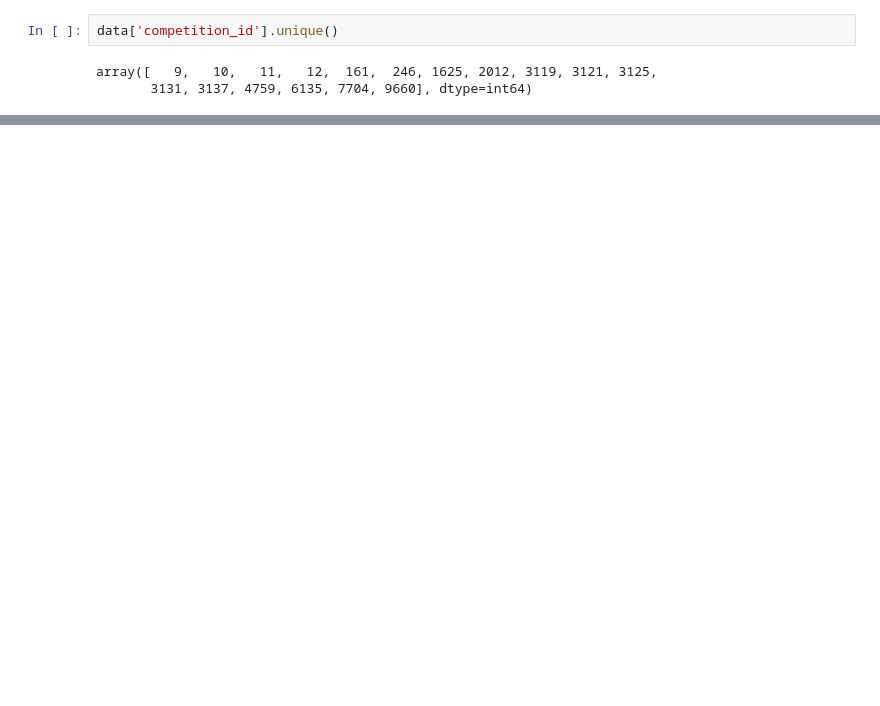
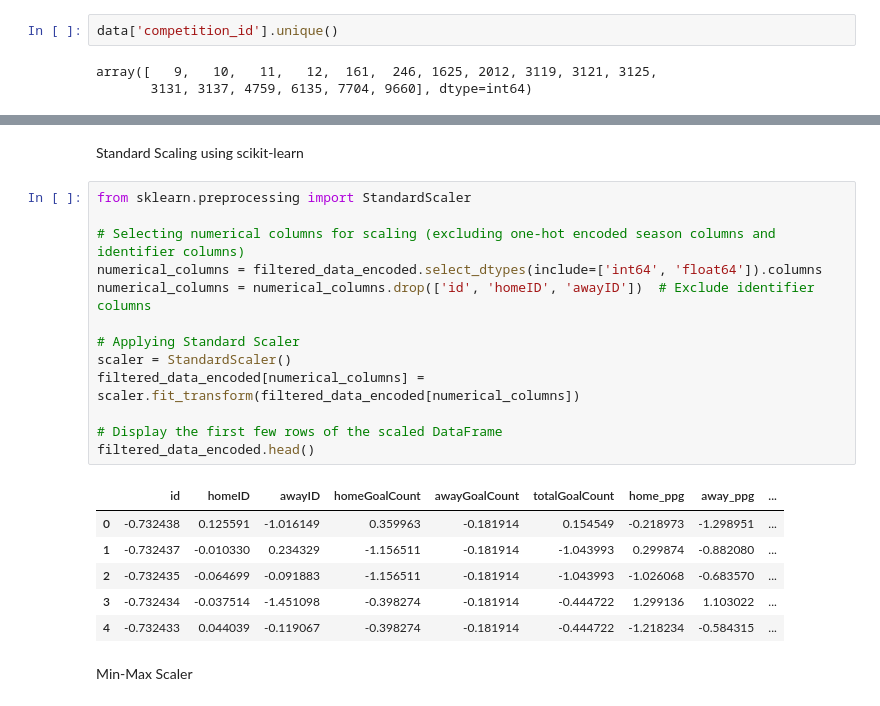
Before and after one commit to waynekipngeno/capstone_project, a Jupyter notebook: Data Cleaning and EDA.ipynb, the cells around one changed output, grey strips where cells are left out. Saved outputs shown, nothing was run; the diff lists cells and outputs as text; blank space fills up the shorter version.

```diff
--- a/Data Cleaning and EDA.ipynb
+++ b/Data Cleaning and EDA.ipynb
@@ -416,0 +541,24 @@ array([   9,   10,   11,   12,  161,  246, 1625, 2012, 3119, 3121, 3125,
+# %% [markdown]
+Standard Scaling using scikit-learn
+# %%
+from sklearn.preprocessing import StandardScaler
+
+# Selecting numerical columns for scaling (excluding one-hot encoded season columns and identifier columns)
+numerical_columns = filtered_data_encoded.select_dtypes(include=['int64', 'float64']).columns
+numerical_columns = numerical_columns.drop(['id', 'homeID', 'awayID'])  # Exclude identifier columns
+
+# Applying Standard Scaler
+scaler = StandardScaler()
+filtered_data_encoded[numerical_columns] = scaler.fit_transform(filtered_data_encoded[numerical_columns])
+
+# Display the first few rows of the scaled DataFrame
+filtered_data_encoded.head()
+# %% [output]
+|  | id | homeID | awayID | homeGoalCount | awayGoalCount | totalGoalCount | home_ppg | away_ppg | ... |
+| 0 | -0.732438 | 0.125591 | -1.016149 | 0.359963 | -0.181914 | 0.154549 | -0.218973 | -1.298951 | ... |
+| 1 | -0.732437 | -0.010330 | 0.234329 | -1.156511 | -0.181914 | -1.043993 | 0.299874 | -0.882080 | ... |
+| 2 | -0.732435 | -0.064699 | -0.091883 | -1.156511 | -0.181914 | -1.043993 | -1.026068 | -0.683570 | ... |
+| 3 | -0.732434 | -0.037514 | -1.451098 | -0.398274 | -0.181914 | -0.444722 | 1.299136 | 1.103022 | ... |
+| 4 | -0.732433 | 0.044039 | -0.119067 | -0.398274 | -0.181914 | -0.444722 | -1.218234 | -0.584315 | ... |
+# %% [markdown]
+Min-Max Scaler
```
Also changed, not shown: parts of 43 cells of this notebook.
